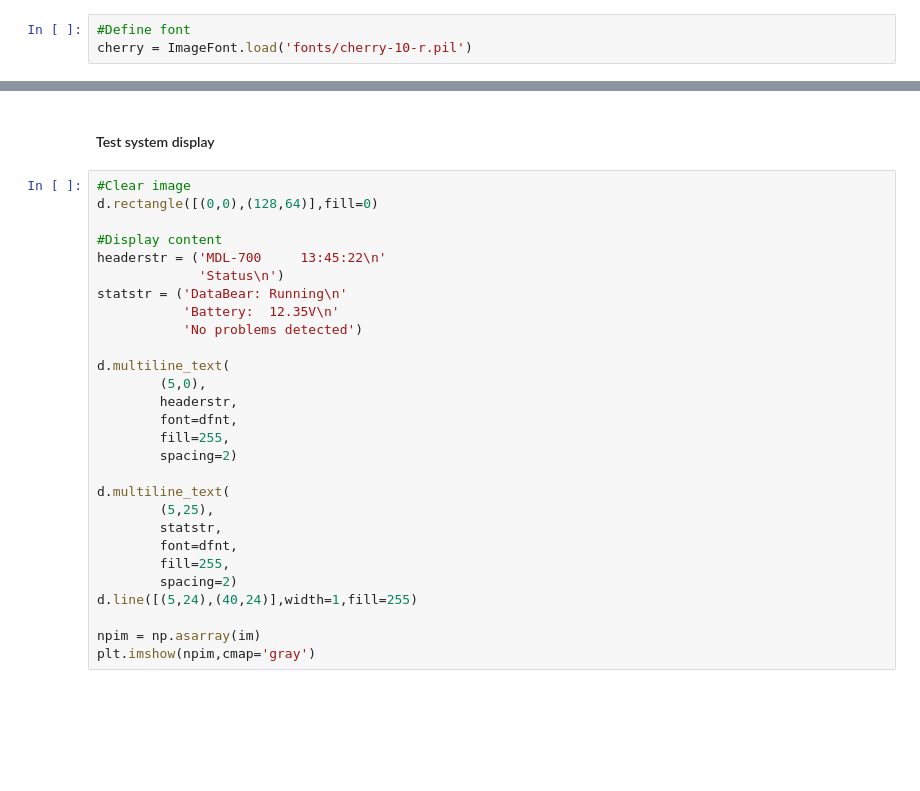
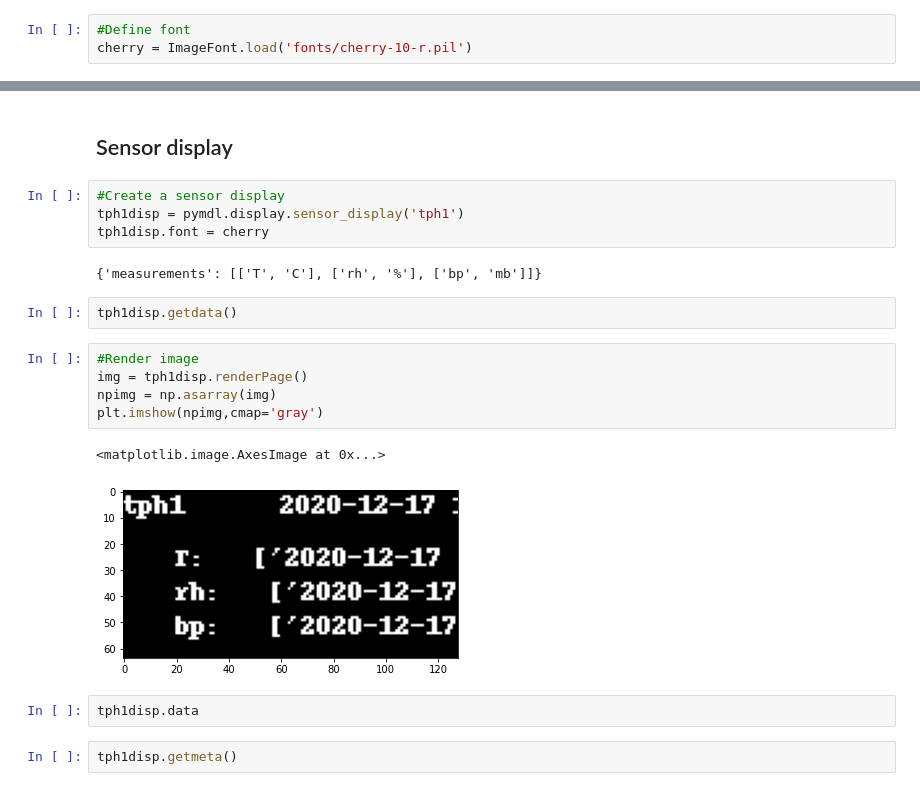
Before and after one commit to dyacon/pyMDL, a Jupyter notebook: tools/display/mockup/pagetest.ipynb, the cells around one changed output, grey strips where cells are left out. Saved outputs shown, nothing was run; the diff lists cells and outputs as text; blank space fills up the shorter version.

Commit message:
sensor display render page now working

```diff
--- a/tools/display/mockup/pagetest.ipynb
+++ b/tools/display/mockup/pagetest.ipynb
@@ -90,30 +30,22 @@ plt.imshow(npim,cmap='gray')
 # %% [markdown]
-#### Test system display
+## Sensor display
-# %%
-#Clear image
-d.rectangle([(0,0),(128,64)],fill=0)
-
-#Display content
-headerstr = ('MDL-700     13:45:22\n'
-             'Status\n')
-statstr = ('DataBear: Running\n'
-           'Battery:  12.35V\n'
-           'No problems detected')
-
-d.multiline_text(
-        (5,0),
-        headerstr,
-        font=dfnt,
-        fill=255,
-        spacing=2)
-
-d.multiline_text(
-        (5,25),
-        statstr,
-        font=dfnt,
-        fill=255,
-        spacing=2)
-d.line([(5,24),(40,24)],width=1,fill=255)
-
-npim = np.asarray(im)
-plt.imshow(npim,cmap='gray')
+# %%
+#Create a sensor display
+tph1disp = pymdl.display.sensor_display('tph1')
+tph1disp.font = cherry
+# %% [output]
+{'measurements': [['T', 'C'], ['rh', '%'], ['bp', 'mb']]}
+# %%
+tph1disp.getdata()
+# %%
+#Render image
+img = tph1disp.renderPage()
+npimg = np.asarray(img)
+plt.imshow(npimg,cmap='gray')
+# %% [output]
+<matplotlib.image.AxesImage at 0x...>
+[figure, added]
+# %%
+tph1disp.data
+# %%
+tph1disp.getmeta()
```
Also changed, not shown: parts of 8 cells of this notebook, 1 other file.
